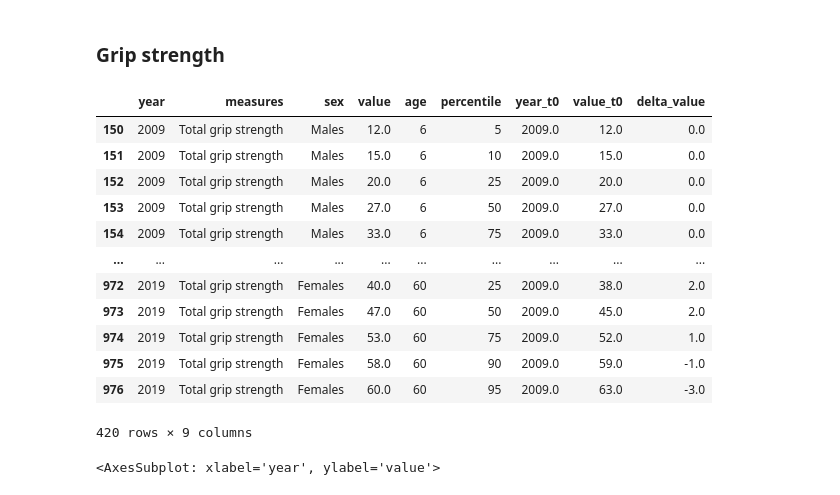
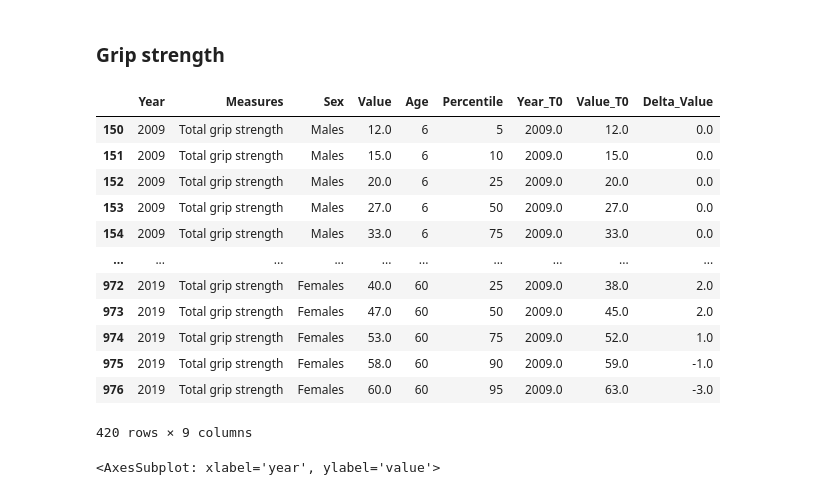
Before and after one commit to silvhua/lighthouse-RnR-project, a Jupyter notebook: canada_fitness.ipynb, the cells around one changed output. Drawn from its saved outputs; the diff is of its cells as text; code cells hidden in the pictures.

```diff
--- a/canada_fitness.ipynb
+++ b/canada_fitness.ipynb
@@ -617,11 +637,11 @@ plot_crf_vs_age.savefig(r'./crf vs age.png')
 ### Grip strength
 # %%
 measure = 'Total grip strength'
-grip = df2['measures'] == measure
+grip = df2['Measures'] == measure
 df_grip = df2[grip]
 df_grip
 # %% [output]
-|  | year | measures | sex | value | age | percentile | year_t0 | value_t0 | delta_value |
+|  | Year | Measures | Sex | Value | Age | Percentile | Year_T0 | Value_T0 | Delta_Value |
 | 150 | 2009 | Total grip strength | Males | 12.0 | 6 | 5 | 2009.0 | 12.0 | 0.0 |
 | 151 | 2009 | Total grip strength | Males | 15.0 | 6 | 10 | 2009.0 | 15.0 | 0.0 |
 | 152 | 2009 | Total grip strength | Males | 20.0 | 6 | 25 | 2009.0 | 20.0 | 0.0 |
```
Also changed, not shown: parts of 5 cells of this notebook, 4 other files.
